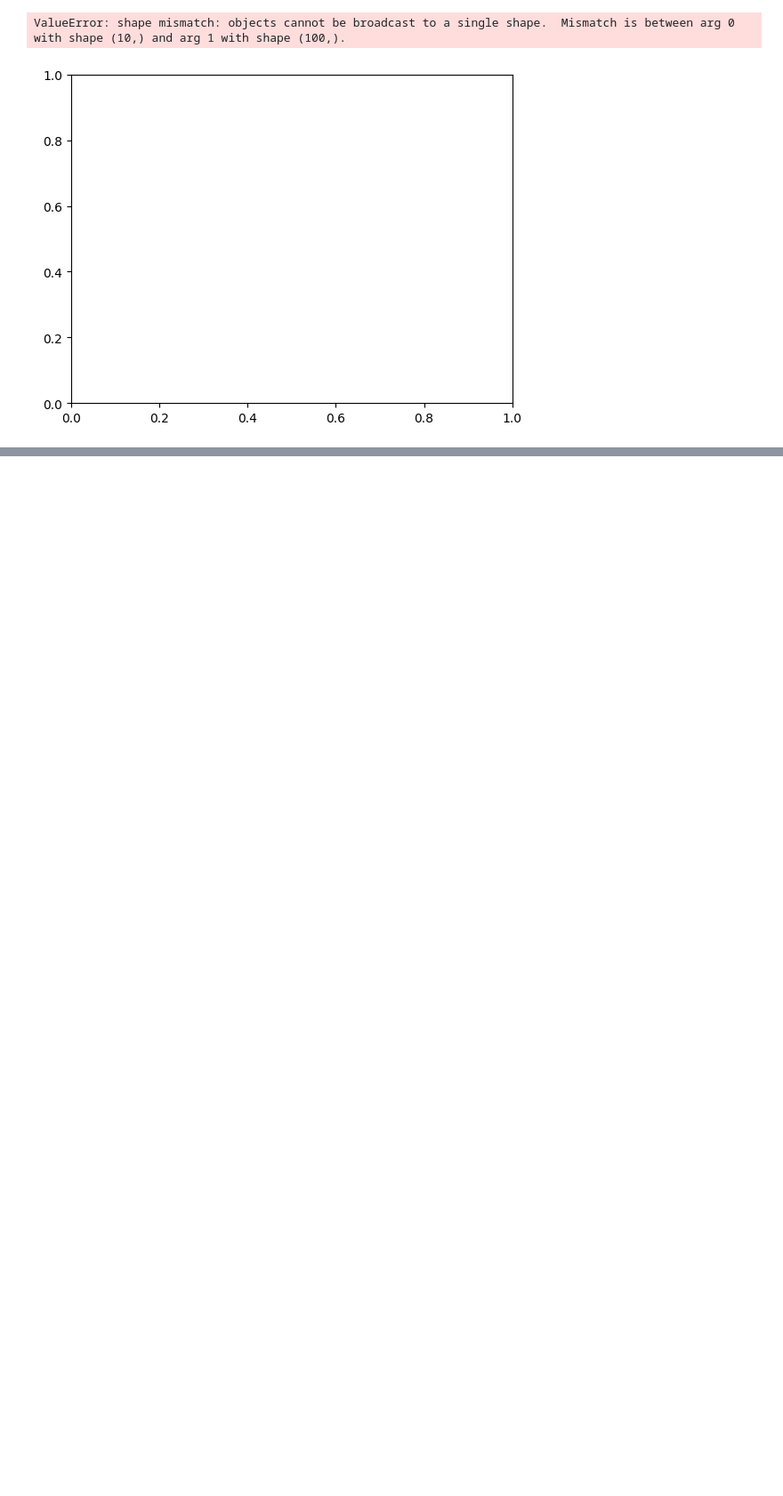
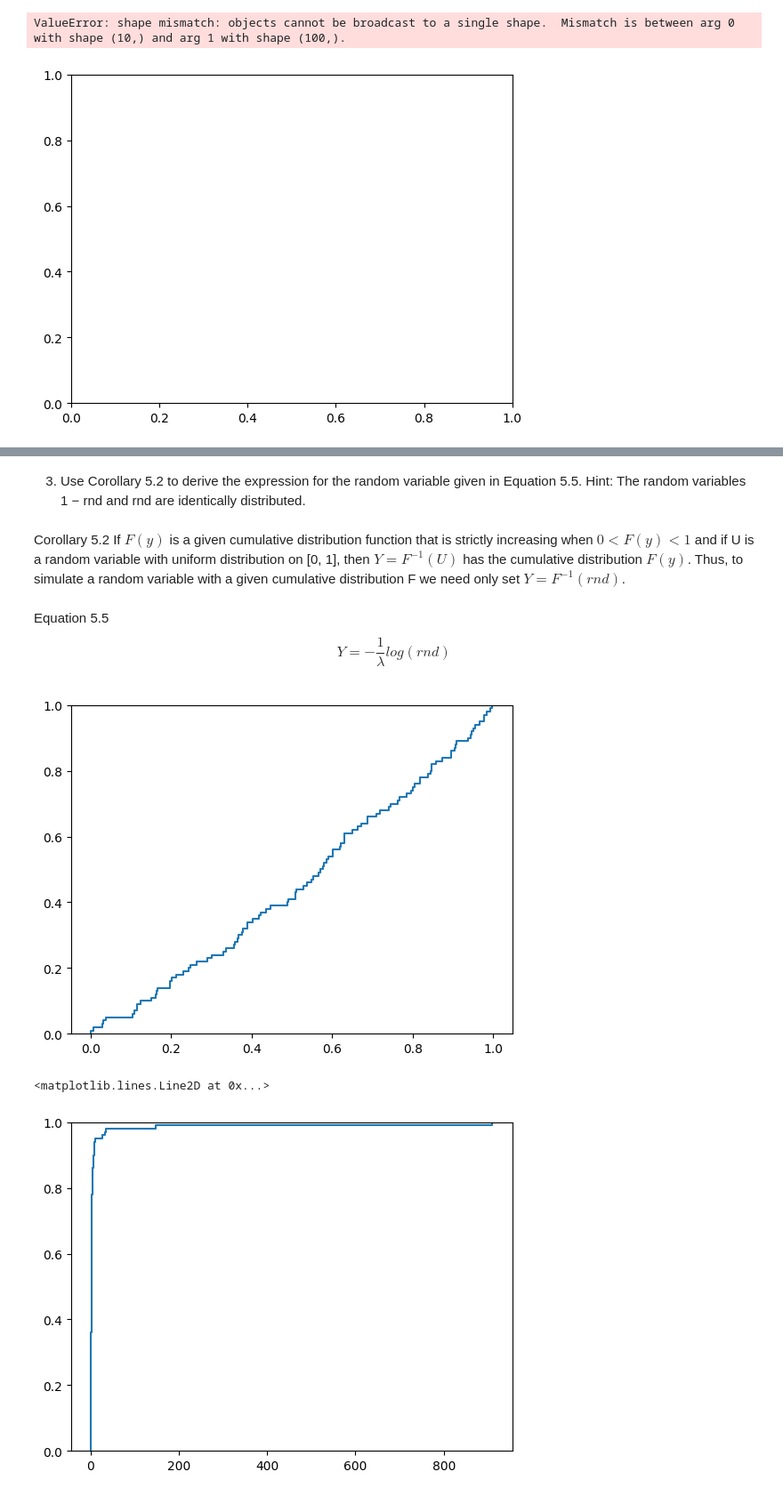
Before and after one commit to kevinhav/DATA605_discussion, a Jupyter notebook: week_5.ipynb, the cells around one changed output, grey strips where cells are left out. Shown at 89% size. Saved outputs shown, nothing was run; the diff lists cells and outputs as text; code cells hidden in the pictures; blank space fills up the shorter version.

```diff
--- a/week_5.ipynb
+++ b/week_5.ipynb
@@ -421,0 +450,26 @@ ValueError: shape mismatch: objects cannot be broadcast to a single shape.  Mism
+# %% [markdown]
+3. Use Corollary 5.2 to derive the expression for the random variable given in Equation 5.5. Hint: The random variables 1 − rnd and rnd are identically distributed.
+# %% [markdown]
+Corollary 5.2 If $F(y)$ is a given cumulative distribution function that is strictly increasing when $0 < F(y) < 1$ and if U is a random variable with uniform distribution on [0, 1], then $Y = F^{−1}(U)$ has the cumulative distribution $F(y)$. Thus, to simulate a random variable with a given cumulative distribution F we need only set $Y = F^{−1}(rnd)$.
+# %% [markdown]
+Equation 5.5
+$$
+Y = -\frac{1}{\lambda}log(rnd)
+$$
+# %%
+def ex_5_3(n):
+    samples = [random.random() for _ in range(n)]
+    plt.ecdf(samples)
+    plt.show()
+
+    return samples
+
+
+samples = ex_5_3(100)
+
+inv_samples = [x**-1 for x in samples]
+plt.ecdf(inv_samples)
+# %% [output]
+[figure, added]
+<matplotlib.lines.Line2D at 0x...>
+[figure, added]
```
Also changed, not shown: parts of 6 cells of this notebook, 1 other file.
